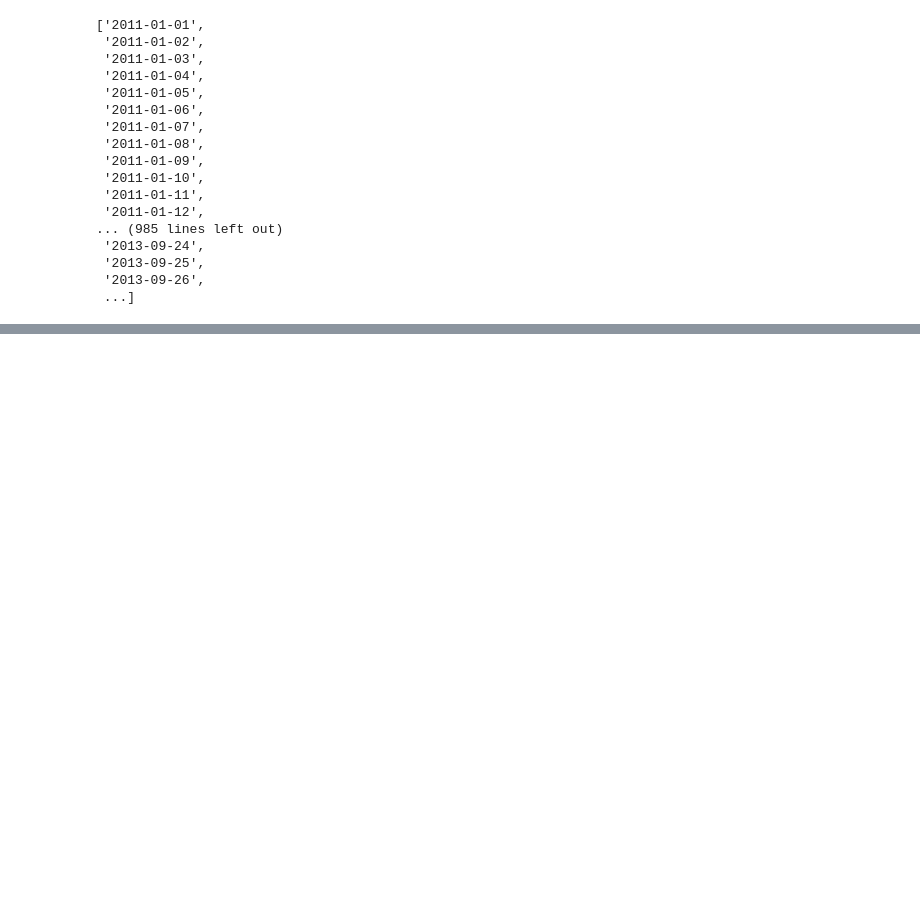
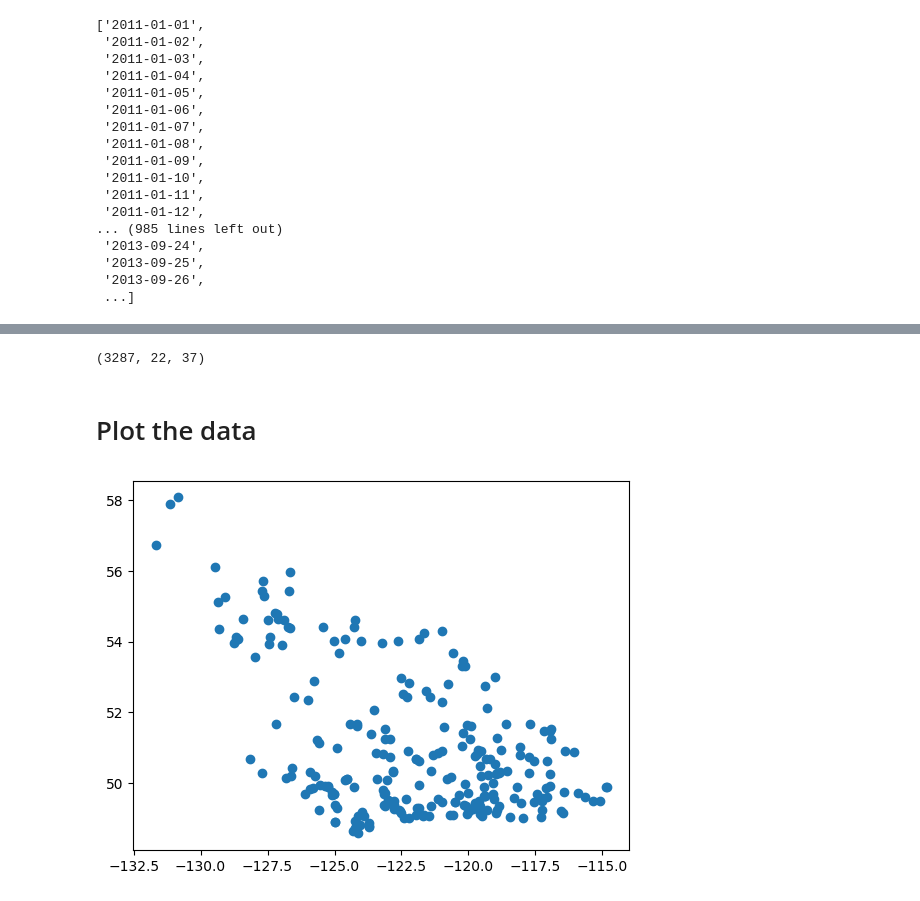
Before and after one commit to TWilson05/EOSC-410-Final-Project, a Jupyter notebook: preprocess_data.ipynb, the cells around one changed output, grey strips where cells are left out. Cells and saved outputs as stored; diff of their text form; code cells hidden in the pictures; blank space fills up the shorter version.

```diff
--- a/preprocess_data.ipynb
+++ b/preprocess_data.ipynb
@@ -214,0 +299,12 @@ np.mean(rain), np.max(rain), np.min(rain)
+# %%
+# Replace values above 1e20 with NaN to mark missing data
+snowfall_interp = np.where(snowfall >= 1e20, 0, snowfall)
+
+num_time_steps = snowfall_interp.shape[0]
+
+# Reshape to group time steps in chunks of 24, and then sum along the new axis
+snow_test_daily_sum = snowfall_interp.reshape(-1, 24, snowfall_interp.shape[1], snowfall_interp.shape[2]).sum(axis=1)
+
+print(snow_test_daily_sum.shape)
+# %% [output]
+(3287, 22, 37)
@@ -214,0 +313,2 @@ np.mean(rain), np.max(rain), np.min(rain)
+# %% [markdown]
+# Plot the data
@@ -214,0 +319,11 @@ np.mean(rain), np.max(rain), np.min(rain)
+# %%
+# load in the streamwater data
+streamwater = pd.read_csv('data/streamflow_data/Final_Processed_Station_Data_Watershed.csv')
+lats = np.float32(streamwater.iloc[0][1:])
+lons = np.float32(streamwater.iloc[1][1:])
+# %%
+# plot the locations of the streamwater data
+plt.scatter(lons, lats)
+plt.show()
+# %% [output]
+[figure, added]
```
Also changed, not shown: parts of 17 cells of this notebook, 1 other file.
